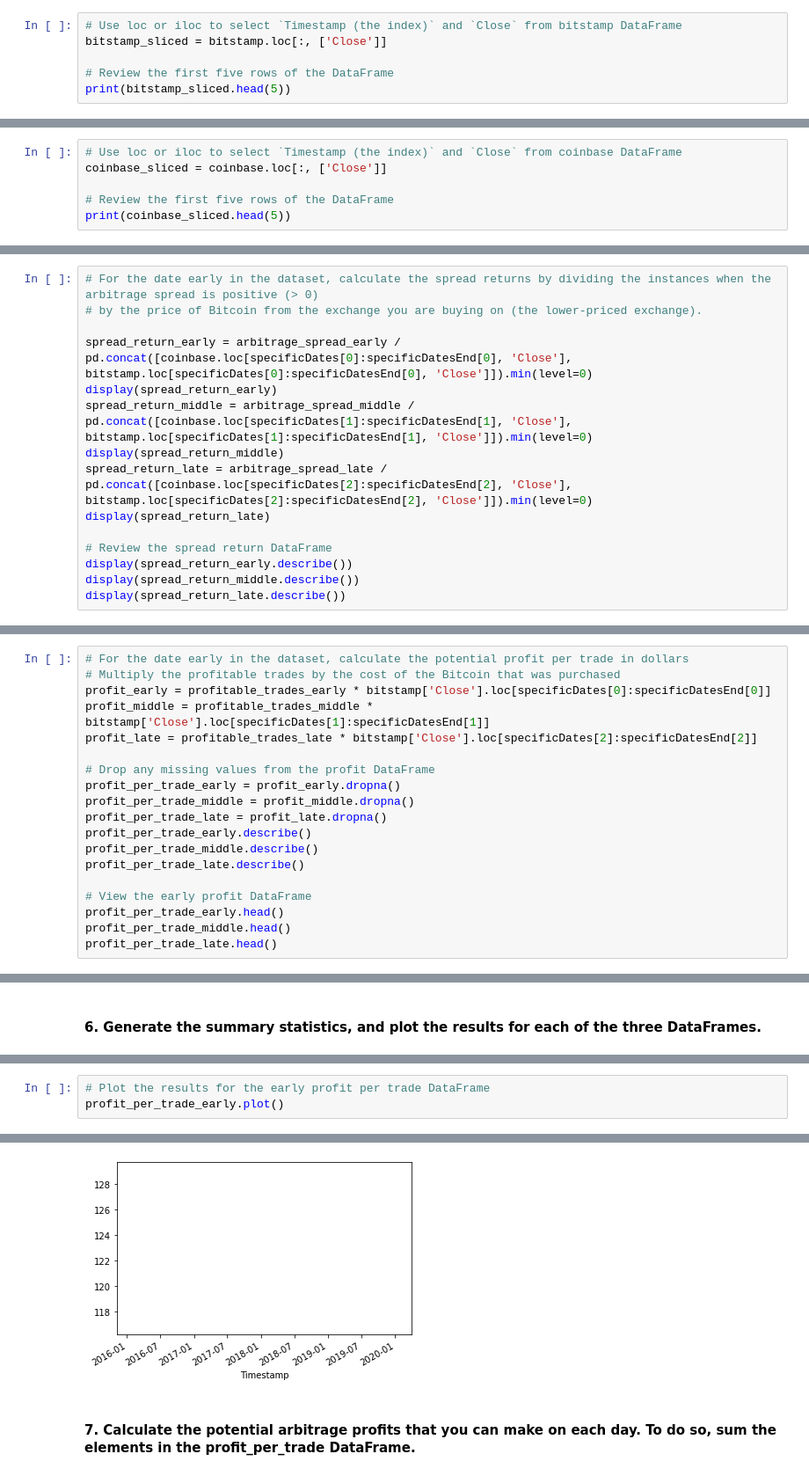
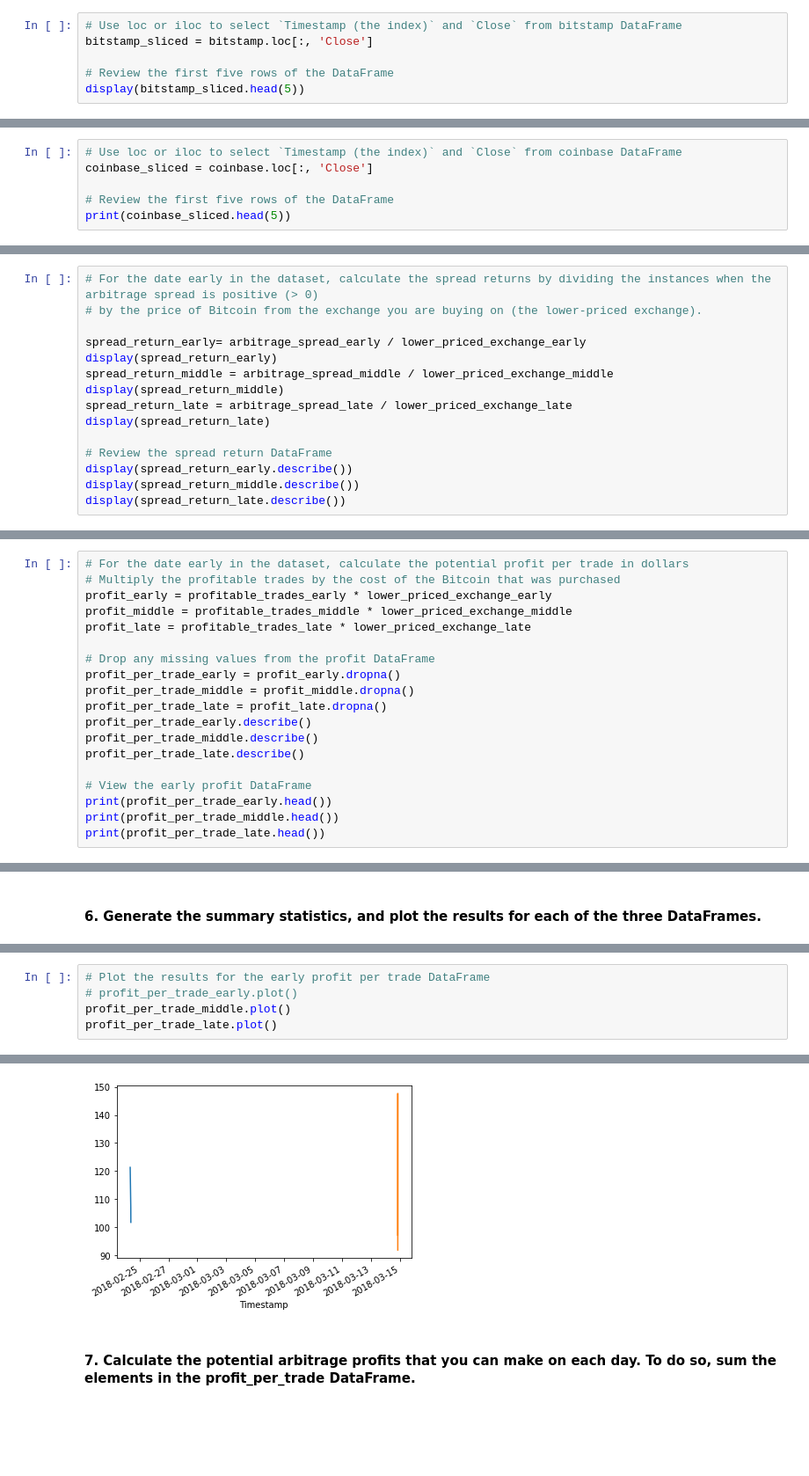
Before and after one commit to gatsbyz/columbia_bootcamp, a Jupyter notebook: module3/crypto_arbitrage.ipynb, the cells around one changed output, grey strips where cells are left out. Shown at 88% size. Saved outputs shown, nothing was run; the diff lists cells and outputs as text; blank space fills up the shorter version.

```diff
--- a/module3/crypto_arbitrage.ipynb
+++ b/module3/crypto_arbitrage.ipynb
@@ -154,8 +154,8 @@ Select the data you want to analyze. Use `loc` or `iloc` to select the following
 * Close
 # %%
 # Use loc or iloc to select `Timestamp (the index)` and `Close` from bitstamp DataFrame
-bitstamp_sliced = bitstamp.loc[:, ['Close']]
+bitstamp_sliced = bitstamp.loc[:, 'Close']
 
 # Review the first five rows of the DataFrame
-print(bitstamp_sliced.head(5))
+display(bitstamp_sliced.head(5))
 # %% [output]
@@ -169,6 +169,6 @@ Timestamp
 # %%
 # Use loc or iloc to select `Timestamp (the index)` and `Close` from coinbase DataFrame
-coinbase_sliced = coinbase.loc[:, ['Close']]
+coinbase_sliced = coinbase.loc[:, 'Close']
 
 # Review the first five rows of the DataFrame
 print(coinbase_sliced.head(5))
@@ -513,11 +479,11 @@ Name: Close, dtype: float64
 # For the date early in the dataset, calculate the spread returns by dividing the instances when the arbitrage spread is positive (> 0)
 # by the price of Bitcoin from the exchange you are buying on (the lower-priced exchange).
 
-spread_return_early = arbitrage_spread_early / pd.concat([coinbase.loc[specificDates[0]:specificDatesEnd[0], 'Close'], bitstamp.loc[specificDates[0]:specificDatesEnd[0], 'Close']]).min(level=0)
+spread_return_early= arbitrage_spread_early / lower_priced_exchange_early
 display(spread_return_early)
-spread_return_middle = arbitrage_spread_middle / pd.concat([coinbase.loc[specificDates[1]:specificDatesEnd[1], 'Close'], bitstamp.loc[specificDates[1]:specificDatesEnd[1], 'Close']]).min(level=0)
+spread_return_middle = arbitrage_spread_middle / lower_priced_exchange_middle
 display(spread_return_middle)
-spread_return_late = arbitrage_spread_late / pd.concat([coinbase.loc[specificDates[2]:specificDatesEnd[2], 'Close'], bitstamp.loc[specificDates[2]:specificDatesEnd[2], 'Close']]).min(level=0)
+spread_return_late = arbitrage_spread_late / lower_priced_exchange_late
 display(spread_return_late)
 
 # Review the spread return DataFrame
@@ -657,9 +622,9 @@ Name: Close, dtype: float64
 # %%
 # For the date early in the dataset, calculate the potential profit per trade in dollars
 # Multiply the profitable trades by the cost of the Bitcoin that was purchased
-profit_early = profitable_trades_early * bitstamp['Close'].loc[specificDates[0]:specificDatesEnd[0]]
-profit_middle = profitable_trades_middle * bitstamp['Close'].loc[specificDates[1]:specificDatesEnd[1]]
-profit_late = profitable_trades_late * bitstamp['Close'].loc[specificDates[2]:specificDatesEnd[2]]
+profit_early = profitable_trades_early * lower_priced_exchange_early
+profit_middle = profitable_trades_middle * lower_priced_exchange_middle
+profit_late = profitable_trades_late * lower_priced_exchange_late
 
 # Drop any missing values from the profit DataFrame
 profit_per_trade_early = profit_early.dropna()
@@ -670,7 +635,7 @@ profit_per_trade_middle.describe()
 profit_per_trade_late.describe()
 
 # View the early profit DataFrame
-profit_per_trade_early.head()
-profit_per_trade_middle.head()
-profit_per_trade_late.head()
+print(profit_per_trade_early.head())
+print(profit_per_trade_middle.head())
+print(profit_per_trade_late.head())
 # %% [output]
@@ -687,9 +673,11 @@ NameError: name 'profit_per_trade_middle' is not defined
 # %%
 # Plot the results for the early profit per trade DataFrame
-profit_per_trade_early.plot()
+# profit_per_trade_early.plot()
+profit_per_trade_middle.plot()
+profit_per_trade_late.plot()
 # %% [output]
 <AxesSubplot:xlabel='Timestamp'>
-[figure, old version]
+[figure, new version]
 # %% [markdown]
 #### 7. Calculate the potential arbitrage profits that you can make on each day. To do so, sum the elements in the profit_per_trade DataFrame.
 # %%
```
Also changed, not shown: parts of 27 cells of this notebook.
